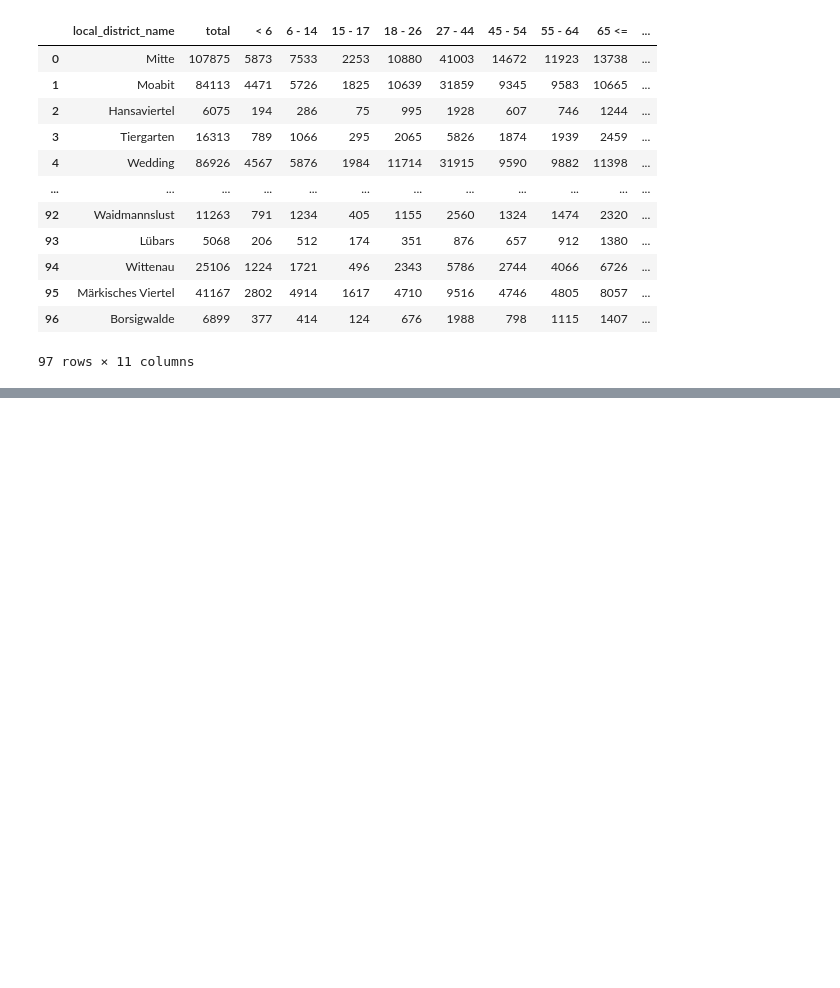
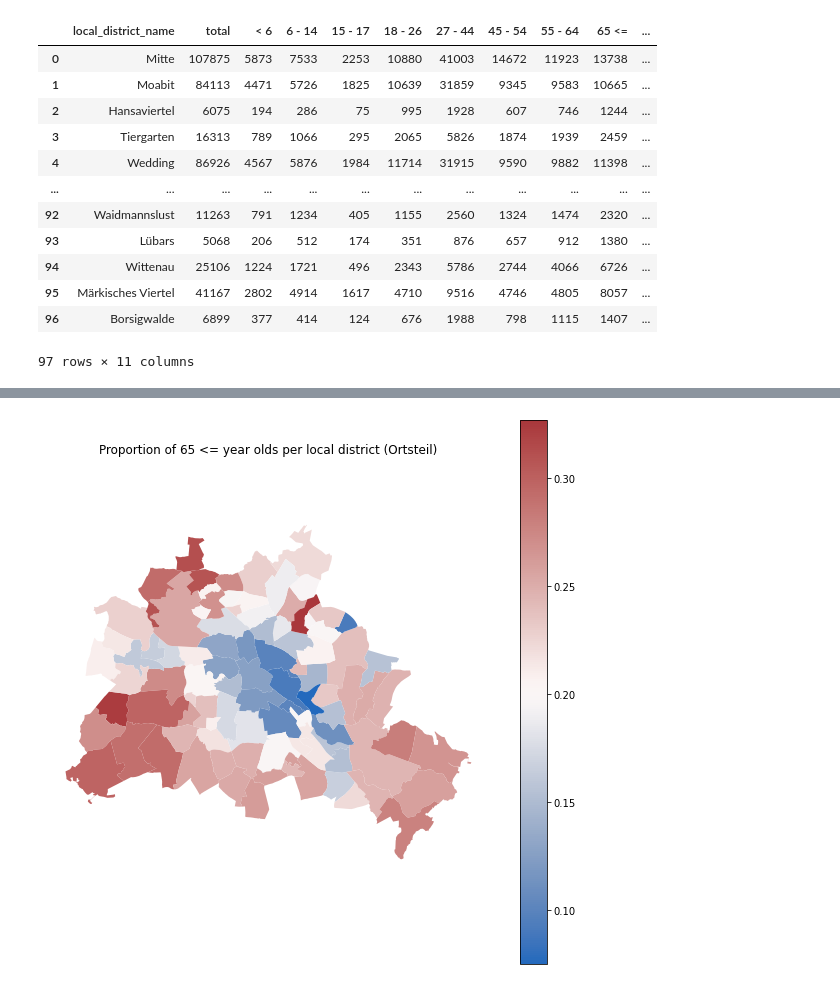
Before and after one commit to Lucky-0ne/geodata_berlin, a Jupyter notebook: main/python_package/usecase_example.ipynb, the cells around one changed output, grey strips where cells are left out. Drawn from its saved outputs; the diff is of its cells as text; code cells hidden in the pictures; blank space fills up the shorter version.

Commit message:
added usecase example

```diff
--- a/main/python_package/usecase_example.ipynb
+++ b/main/python_package/usecase_example.ipynb
@@ -44,3 +37,0 @@ result_df
-# %%
-plot_df = result_df[['local_district_name', 'total', 'geometry', 'size_km2', 'female_share']].copy()
-plot_df
@@ -61,4 +37,0 @@ plot_df
-# %%
-plot_df['female_ratio'] = round(plot_df['female_share'] / plot_df['total'], 4)
-plot_df['rentners_ratio'] = round(result_df['65 <='] / result_df['total'], 4)
-plot_df['younglings_ratio'] = round(result_df['< 6'] / result_df['total'], 4)
@@ -71,0 +38,23 @@ plot_df.explore('younglings_ratio', cmap='Blues')
+# %%
+save = False
+for col in plot_df.columns[2:10]:
+    # col = plot_df.columns[2]
+    plot_df[col] = round(result_df[col] / result_df['total'], 3)
+
+    # ax = plot_df.plot(column=col, cmap='vlag', legend=True, figsize=(10, 10), legend_kwds={"orientation": "horizontal"}, vmin=0, vmax=0.5)
+    ax = plot_df.plot(column=col, cmap='vlag', legend=True, figsize=(10, 10), legend_kwds={"orientation": "horizontal"})
+    ax.set_title(f"Proportion of {col} year olds per local district (Ortsteil)", x=0.5, y=1.15, pad=+0)
+    ax.set_axis_off()
+    if save:
+        # Save the figure
+        if col == '< 6':
+            plt.savefig(f"usecase_example_results/5lower_proportion.png", bbox_inches='tight')
+        elif col == '65 <=':
+            plt.savefig(f"usecase_example_results/65above_proportion.png", bbox_inches='tight')
+        else:
+            plt.savefig(f"usecase_example_results/{col}_proportion.png", bbox_inches='tight')
+        plt.close()
+    else:
+        plt.show()
+# %% [output]
+[figure, added]
```
Also changed, not shown: parts of 8 cells of this notebook, 18 other files.
